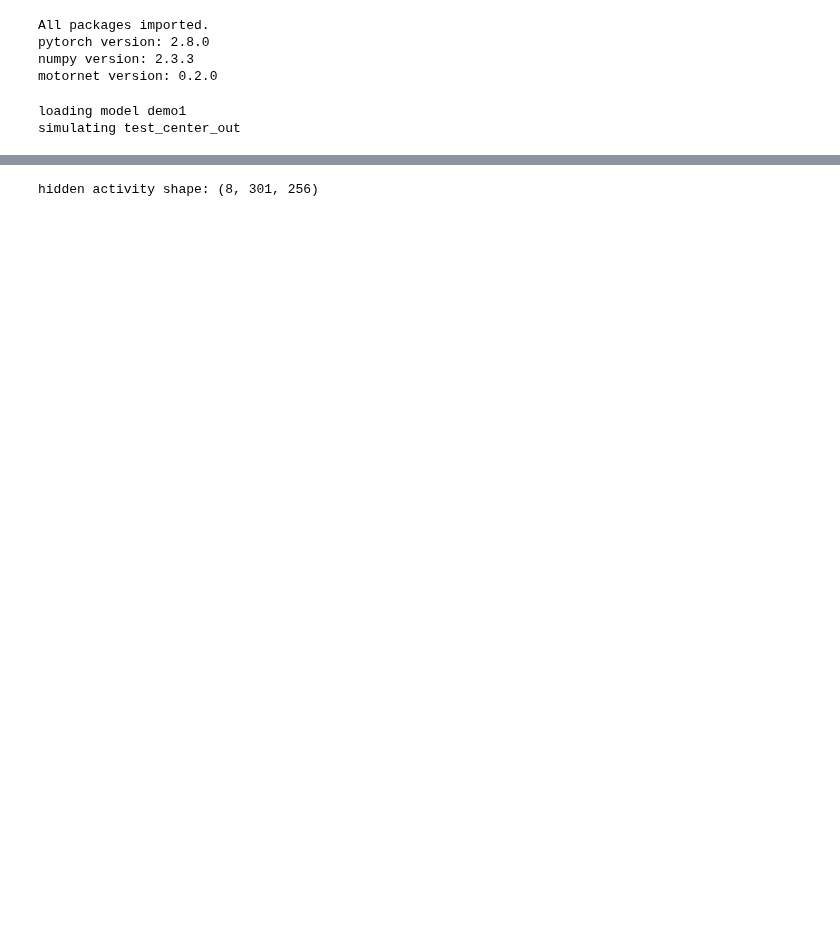
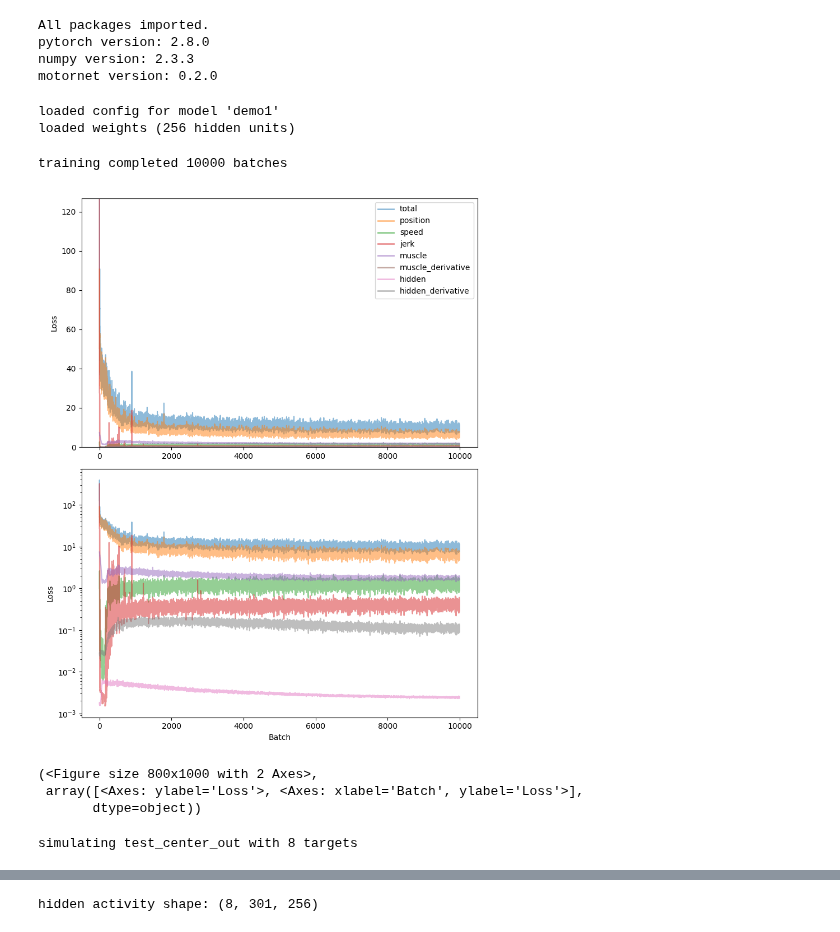
Before and after one commit to paulgribble/motornet_demo, a Jupyter notebook: demo1_visualize.ipynb, the cells around one changed output, grey strips where cells are left out. Drawn from its saved outputs; the diff is of its cells as text; code cells hidden in the pictures; blank space fills up the shorter version.

```diff
--- a/demo1_visualize.ipynb
+++ b/demo1_visualize.ipynb
@@ -29,23 +26,69 @@ pytorch version: 2.8.0
 numpy version: 2.3.3
 motornet version: 0.2.0
 # %%
-# LOAD A MODEL AND TEST IT ON CENTER-OUT REACHES
+# LOAD A TRAINED MODEL
 
 save_name = "demo1"
+device = th.device("cpu")
 
-n_tg     = 8    # number of targets for center-out task
-sim_time = 3.00 # simulation time (seconds)
-FF_k     = 0    # FF strength
+# Load config
+with open(os.path.join(save_name, f"{save_name}_config.json"), 'r') as f:
+    cfg = json.load(f)
+print(f"loaded config for model '{cfg['name']}'")
 
-print(f"loading model {save_name}")
-env,task,policy,device = load_model(os.path.join(save_name,f"{save_name}_cfg.json"), os.path.join(save_name,f"{save_name}_weights.pkl"))
+# Reconstruct environment
+effector = mn.effector.RigidTendonArm26(muscle=mn.muscle.RigidTendonHillMuscle())
+env = ExperimentEnv(
+    effector=effector,
+    max_ep_duration=cfg['episode_duration'],
+    proprioception_delay=cfg['proprioception_delay'],
+    vision_delay=cfg['vision_delay'],
+    proprioception_noise=cfg['proprioception_noise'],
+    vision_noise=cfg['vision_noise'],
+    action_noise=cfg['action_noise'],
+)
 
-n_t = int(sim_time / env.dt)           # number of simulation steps
-task.run_mode = 'test_center_out'      # center-out reaches
+# Reconstruct task and policy
+task = ExperimentTask(effector=env.effector)
+inputs, _, _, _ = task.generate(1, 1)
+n_task_inputs = inputs['inputs'].shape[2]
+input_size = env.observation_space.shape[0] + n_task_inputs
 
-print(f"simulating {task.run_mode}")
-episode_data = run_episode(env, task, policy, n_tg, n_t, device, k=FF_k) # run the batch forwards
+policy = Policy(input_size, cfg['n_units'], env.n_muscles, device=device)
+
+# Load trained weights
+weights = th.load(os.path.join(save_name, f"{save_name}_weights.pkl"), weights_only=True)
+policy.load_state_dict(weights)
+print(f"loaded weights ({cfg['n_units']} hidden units)")
 # %% [output]
-loading model demo1
-simulating test_center_out
+loaded config for model 'demo1'
+loaded weights (256 hidden units)
+# %%
+# PLOT TRAINING LOSSES
+
+with open(os.path.join(save_name, f"{save_name}_training_state.json"), 'r') as f:
+    training_state = json.load(f)
+
+print(f"training completed {training_state['batches_completed']} batches")
+plot_losses(training_state['loss_history'])
+# %% [output]
+training completed 10000 batches
+[figure, added]
+(<Figure size 800x1000 with 2 Axes>,
+ array([<Axes: ylabel='Loss'>, <Axes: xlabel='Batch', ylabel='Loss'>],
+       dtype=object))
+# %%
+# RUN CENTER-OUT TEST
+
+n_tg     = 8    # number of targets for center-out task
+sim_time = 3.00 # simulation time (seconds)
+FF_k     = 0    # force field strength
+
+n_t = int(sim_time / env.dt)
+task.run_mode = 'test_center_out'
+
+print(f"simulating {task.run_mode} with {n_tg} targets")
+episode_data = run_episode(env, task, policy, n_tg, n_t, device, k=FF_k)
+# %% [output]
+simulating test_center_out with 8 targets
 # %%
```
Also changed, not shown: parts of 8 cells of this notebook.
